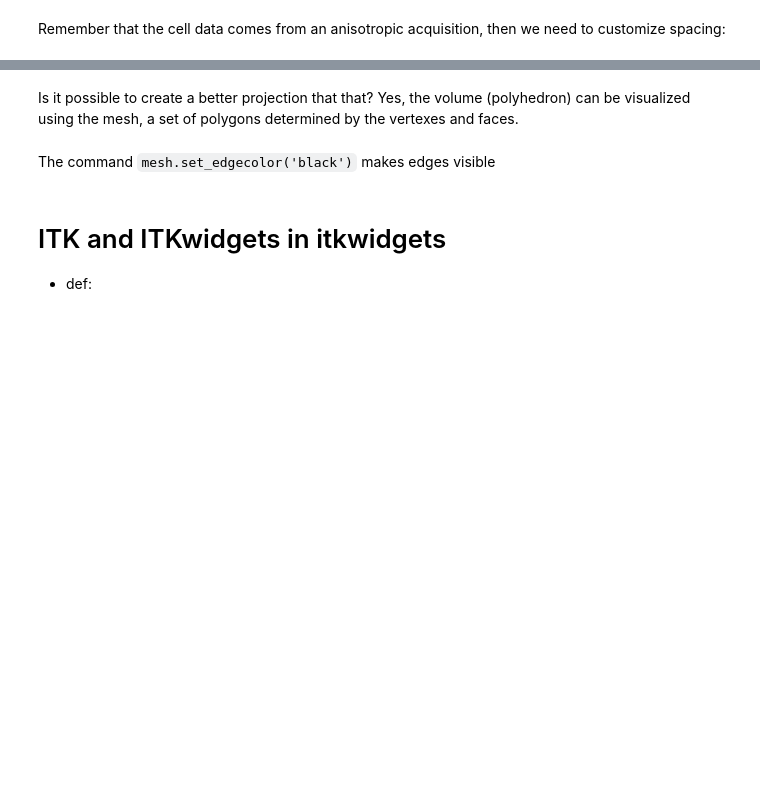
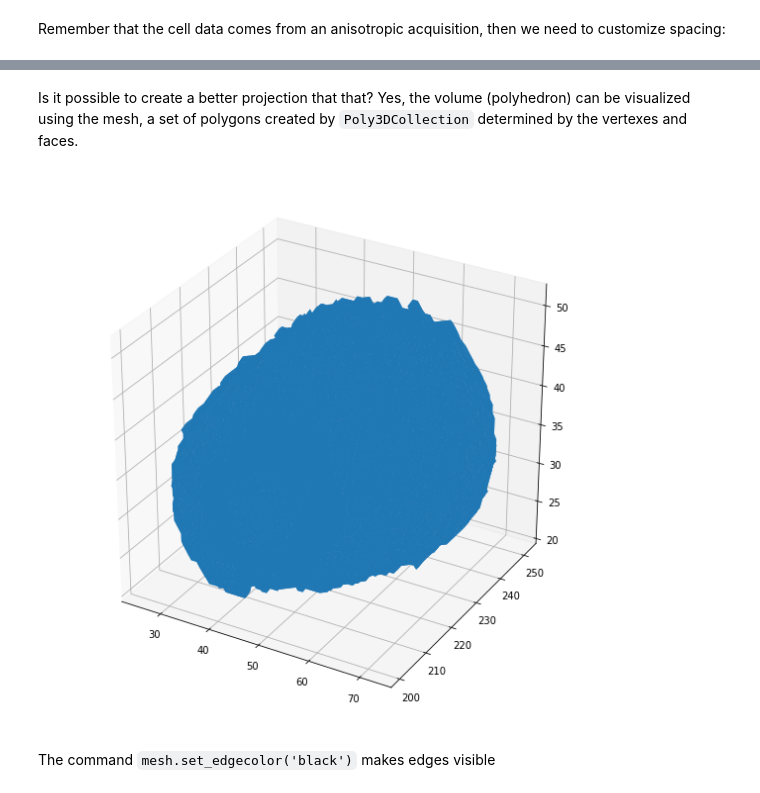
Before and after one commit to BIDS/ISVC2019, a Jupyter notebook: tutorial_notebooks/02_datasets_visualization.ipynb, the cells around one changed output, grey strips where cells are left out. Saved outputs shown, nothing was run; the diff lists cells and outputs as text; code cells hidden in the pictures; blank space fills up the shorter version.

```diff
--- a/tutorial_notebooks/02_datasets_visualization.ipynb
+++ b/tutorial_notebooks/02_datasets_visualization.ipynb
@@ -124,23 +136,27 @@ c) find the largest connected component
 # %% [markdown]
-Is it possible to create a better projection that that? Yes, the volume (polyhedron) can be visualized using the mesh, a set of polygons determined by the vertexes and faces.
+Is it possible to create a better projection that that? Yes, the volume (polyhedron) can be visualized using the mesh, a set of polygons created by `Poly3DCollection` determined by the vertexes and faces.
 # %%
 from mpl_toolkits.mplot3d.art3d import Poly3DCollection
 
+selected_cell = 3
 fig = plt.figure(figsize=(10, 10))
 
 #method for creating a 3D axes object
 ax = fig.add_subplot(111, projection='3d')
 
 mesh = Poly3DCollection(verts_px[faces_px])
+#mesh.set_edgecolor('black')
 ax.add_collection3d(mesh)
 
 #retrieve spatial coord of selected cell
 min_pln, min_row, min_col, max_pln, max_row, max_col = regionprops[selected_cell].bbox
 
 #requires setting the region of interest
 ax.set_xlim(min_row, max_row)
 ax.set_ylim(min_col, max_col)
 ax.set_zlim(min_pln, max_pln)
 plt.show()
+# %% [output]
+[figure, added]
 # %% [markdown]
 The command `mesh.set_edgecolor('black')` makes edges visible
@@ -170,3 +162,0 @@ plt.show()
-# %% [markdown]
-# ITK and ITKwidgets in itkwidgets
-- def:
```
Also changed, not shown: parts of 18 cells of this notebook, 3 other files.
